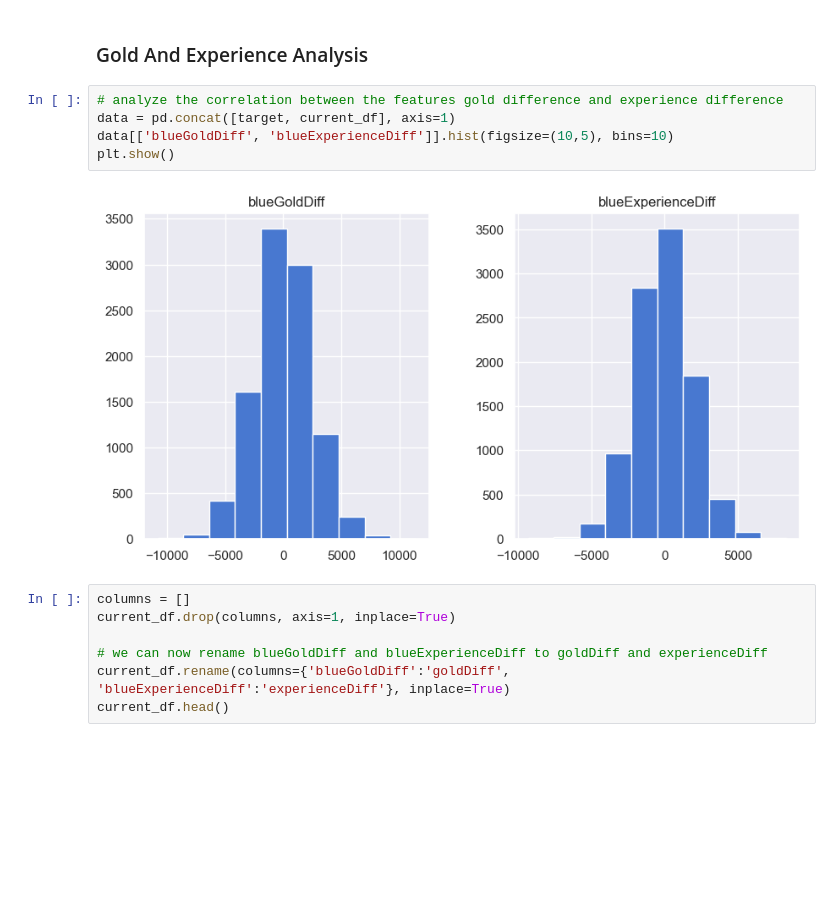
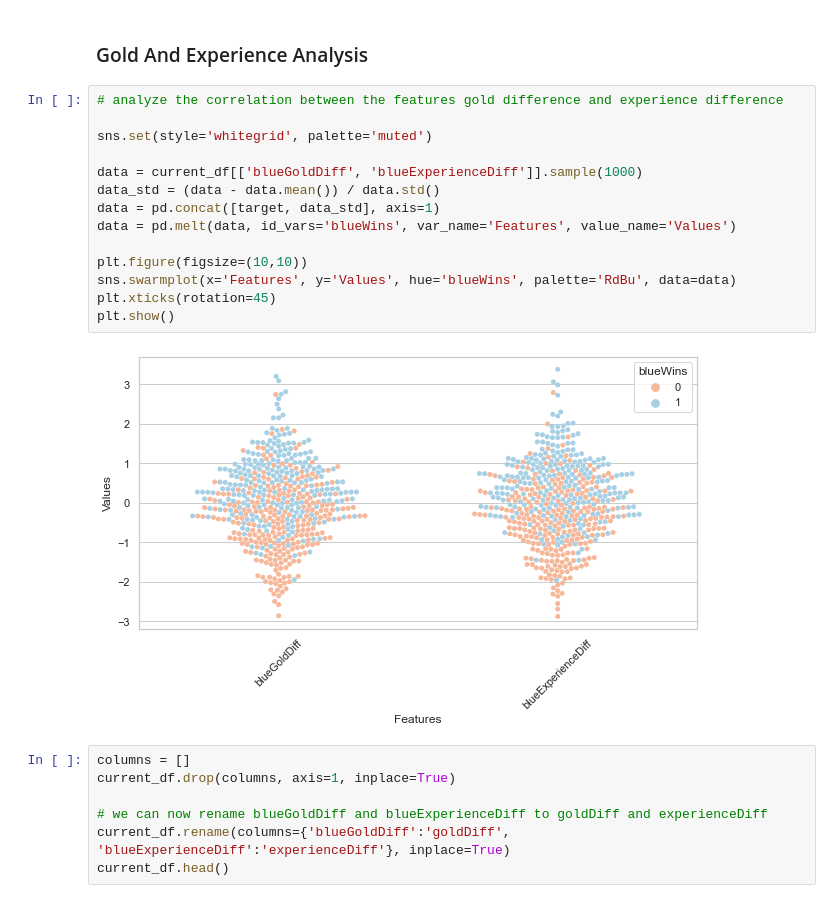
Before and after one commit to Asabe041/devoir1CSI4506, a Jupyter notebook: LeagueOfLegendsMLNoteBook.ipynb, the cells around one changed output. Cells and saved outputs as stored; diff of their text form; blank space fills up the shorter version.

Commit message:
change sample data

```diff
--- a/LeagueOfLegendsMLNoteBook.ipynb
+++ b/LeagueOfLegendsMLNoteBook.ipynb
@@ -243,11 +243,20 @@ By examining the Violent graph, we've determined that there are a lot of co-line
 ### Gold And Experience Analysis
 # %%
 # analyze the correlation between the features gold difference and experience difference
-data = pd.concat([target, current_df], axis=1)
-data[['blueGoldDiff', 'blueExperienceDiff']].hist(figsize=(10,5), bins=10)
+
+sns.set(style='whitegrid', palette='muted')
+
+data = current_df[['blueGoldDiff', 'blueExperienceDiff']].sample(1000)
+data_std = (data - data.mean()) / data.std()
+data = pd.concat([target, data_std], axis=1)
+data = pd.melt(data, id_vars='blueWins', var_name='Features', value_name='Values')
+
+plt.figure(figsize=(10,10))
+sns.swarmplot(x='Features', y='Values', hue='blueWins', palette='RdBu', data=data)
+plt.xticks(rotation=45)
 plt.show()
 # %% [output]
-[figure, old version]
+[figure, new version]
 # %%
 columns = []
 current_df.drop(columns, axis=1, inplace=True)
```
Also changed, not shown: parts of 9 cells of this notebook.
